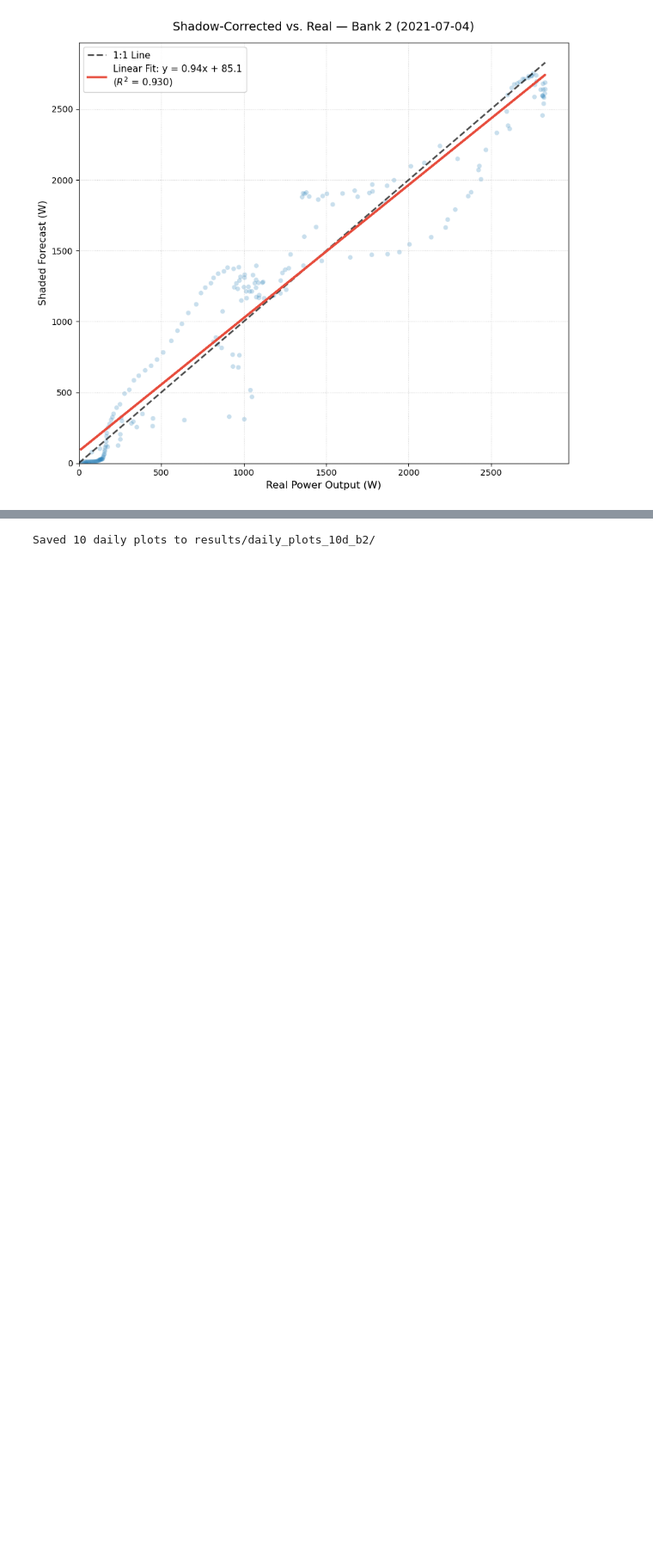
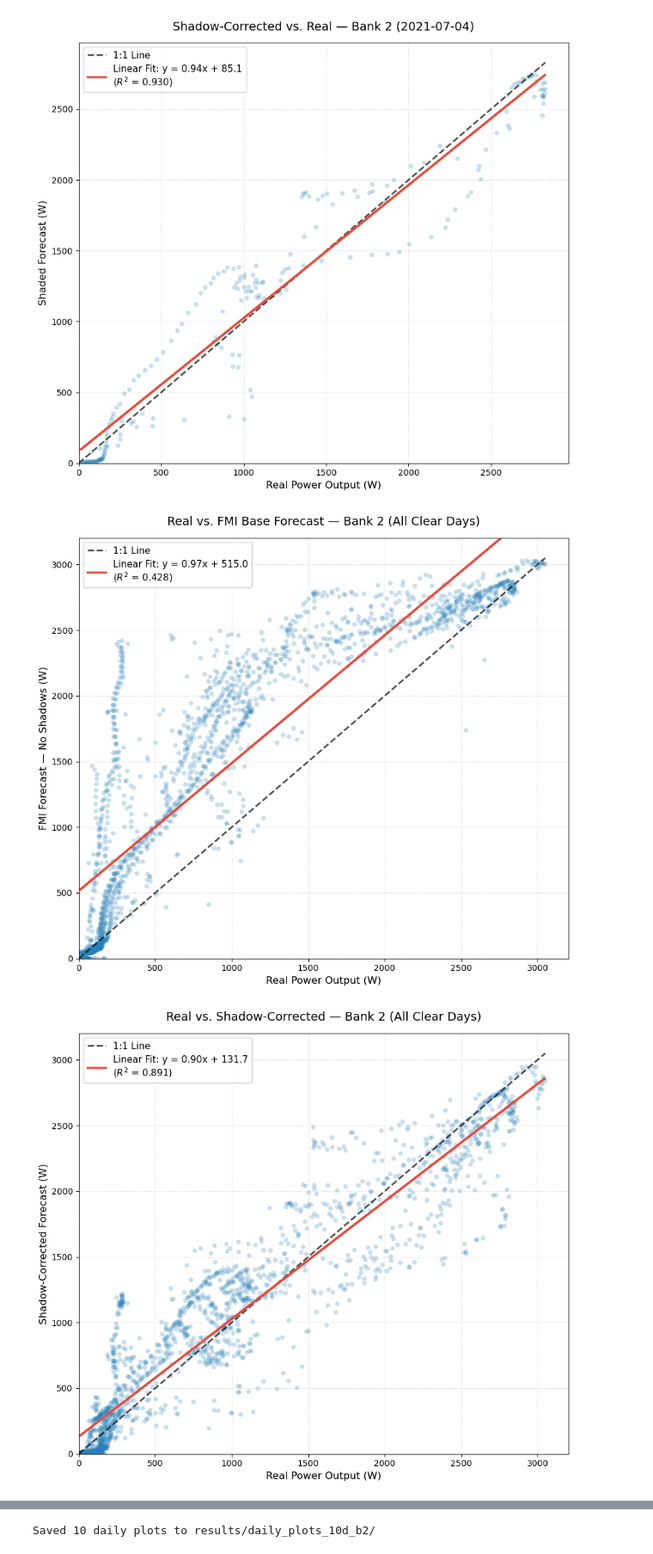
Before and after one commit to HD0NG/VoxSolaris, a Jupyter notebook: main_analysis_b2_f.ipynb, the cells around one changed output, grey strips where cells are left out. Shown at 86% size. Drawn from its saved outputs; the diff is of its cells as text; code cells hidden in the pictures; blank space fills up the shorter version.

```diff
--- a/main_analysis_b2_f.ipynb
+++ b/main_analysis_b2_f.ipynb
@@ -492,34 +490,35 @@ for date_obj in tqdm.tqdm(clear_days_fraction["Date"].tolist(), desc="Evaluating
     dd, fb, fw = pv_analysis_bank2(
         date_obj, shadow_north, shadow_south,
         pv_df, df_extra, plot=False,
     )
     metrics = compute_metrics(dd, fb, fw, cfg_combined.interval_minutes)
 
     all_real.extend(dd["Power_W"].fillna(0.0).values)
     all_pred_shaded.extend(fw["output_shaded"].fillna(0.0).values)
     all_pred_base.extend(fb["output"].fillna(0.0).values)
 
     daily_stats.append({
         "Date": (date_obj.strftime("%Y-%m-%d")
                  if hasattr(date_obj, "strftime") else str(date_obj)),
         **metrics,
     })
 
 results_df = pd.DataFrame(daily_stats)
 
 # Scatter plots
 if not results_df.empty:
     plot_real_vs_predicted_scatter(
         all_real, all_pred_base,
         title="Real vs. FMI Base Forecast — Bank 2 (All Clear Days)",
         ylabel="FMI Forecast — No Shadows (W)",
-        power_threshold=10.0,
-    )
+        )
     plot_real_vs_predicted_scatter(
         all_real, all_pred_shaded,
         title="Real vs. Shadow-Corrected — Bank 2 (All Clear Days)",
         ylabel="Shadow-Corrected Forecast (W)",
-        power_threshold=10.0,
-    )
+        )
 
 print_performance_summary(results_df, real_arr=all_real, base_arr=all_pred_base, shaded_arr=all_pred_shaded)
+# %% [output]
+[figure, added]
+[figure, added]
```
Also changed, not shown: parts of 3 cells of this notebook, 6 other files.
